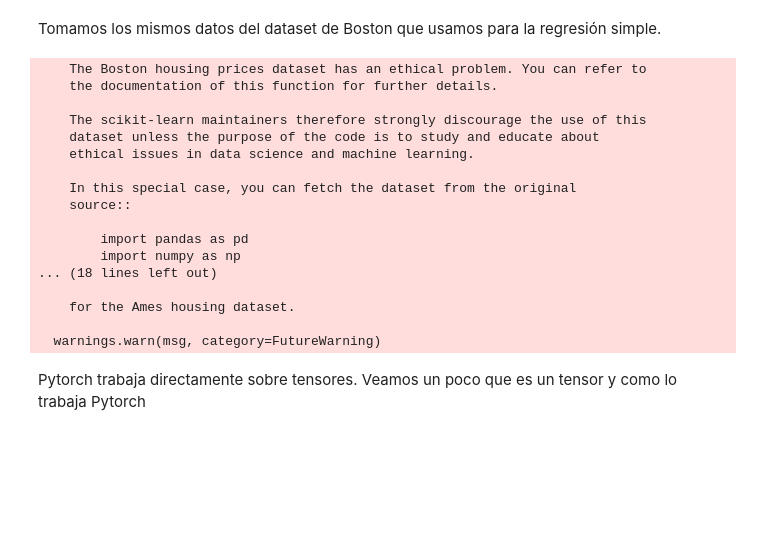
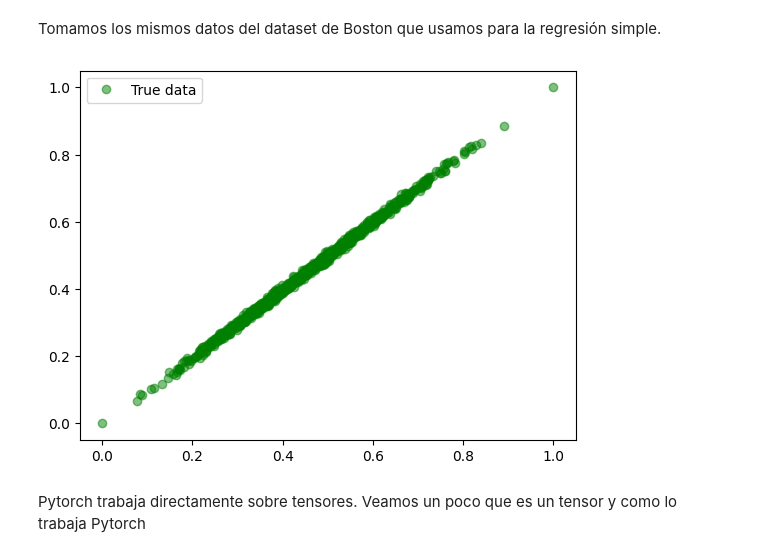
Before and after one commit to LCaravaggio/AnalisisPredictivo, a Jupyter notebook: 03_Regresión_Lineal/RL_con_Pytorch.ipynb, the cells around one changed output. Drawn from its saved outputs; the diff is of its cells as text; code cells hidden in the pictures; blank space fills up the shorter version.

```diff
--- a/03_Regresión_Lineal/RL_con_Pytorch.ipynb
+++ b/03_Regresión_Lineal/RL_con_Pytorch.ipynb
@@ -11,23 +11,3 @@ import numpy as np
 import torch
 # %% [markdown]
 Tomamos los mismos datos del dataset de Boston que usamos para la regresión simple.
-# %%
-boston = datasets.load_boston()
-# %% [output]
-    The Boston housing prices dataset has an ethical problem. You can refer to
-    the documentation of this function for further details.
-
-    The scikit-learn maintainers therefore strongly discourage the use of this
-    dataset unless the purpose of the code is to study and educate about
-    ethical issues in data science and machine learning.
-
-    In this special case, you can fetch the dataset from the original
-    source::
-
-        import pandas as pd
-        import numpy as np
-... (18 lines left out)
-
-    for the Ames housing dataset.
-
-  warnings.warn(msg, category=FutureWarning)
@@ -36,0 +14,3 @@ y = boston.target
+# %%
+from sklearn.datasets import make_regression
+X, y = make_regression(n_samples=1000, n_features=1, noise=0.75, random_state=42)
@@ -37,3 +26,12 @@ y = boston.target
+# %%
+from matplotlib import pyplot as plt
+
+plt.clf()
+plt.plot(X, y, 'go', label='True data', alpha=0.5)
+plt.legend(loc='best')
+plt.show()
+# %% [output]
+[figure, added]
 # %% [markdown]
 Pytorch trabaja directamente sobre tensores. Veamos un poco que es un tensor y como lo trabaja Pytorch
 # %%
```
Also changed, not shown: parts of 42 cells of this notebook.
